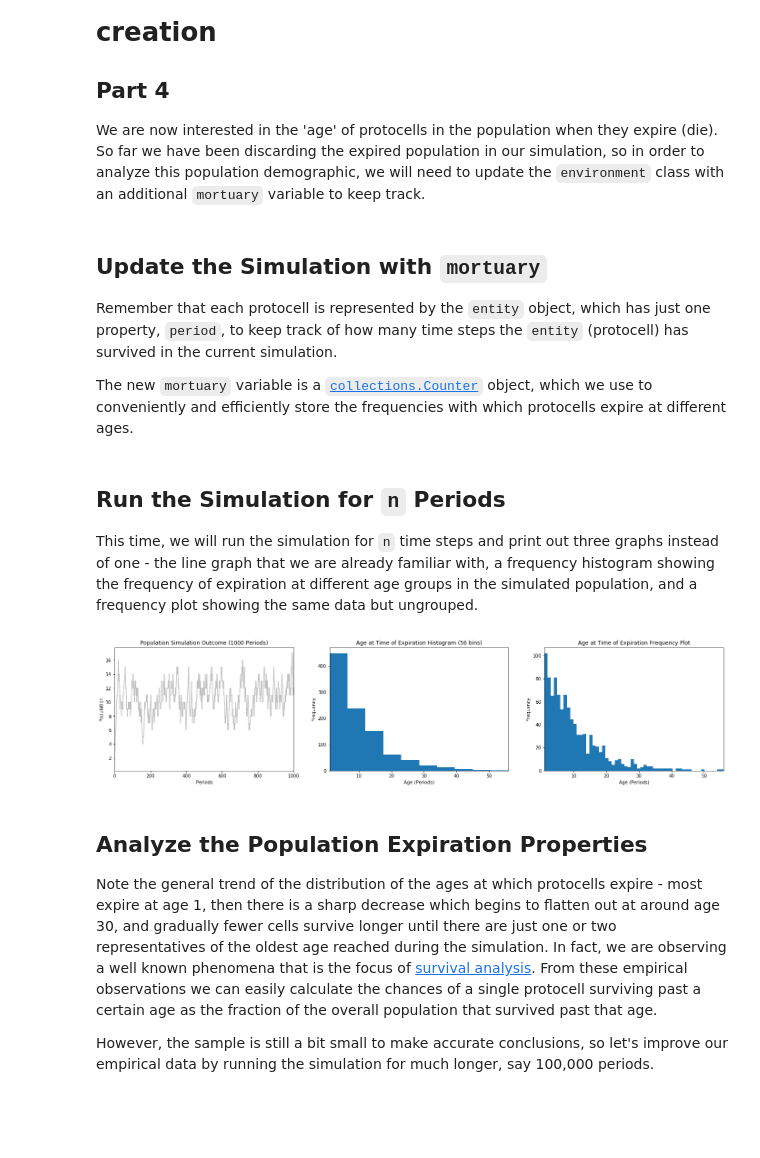
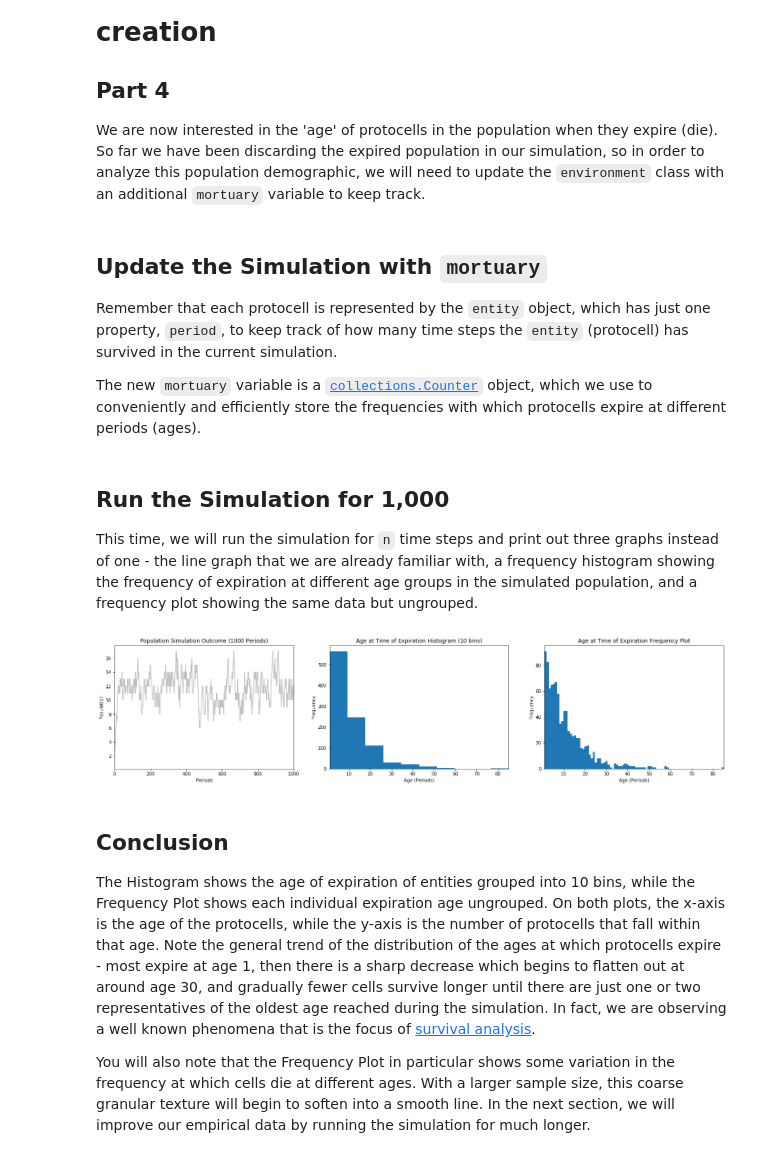
Before and after one commit to hansintheair/SimulatePopulation, a Jupyter notebook: PopulationGrowth_4.ipynb, the cells around one changed output. Saved outputs shown, nothing was run; the diff lists cells and outputs as text; code cells hidden in the pictures; blank space fills up the shorter version.

Commit message:
population survival model

```diff
--- a/PopulationGrowth_4.ipynb
+++ b/PopulationGrowth_4.ipynb
@@ -15,7 +15,7 @@ import collections
 
 Remember that each protocell is represented by the `entity` object, which has just one property, `period`, to keep track of how many time steps the `entity` (protocell) has survived in the current simulation.
 
-The new `mortuary` variable is a [`collections.Counter`][1] object, which we use to conveniently and efficiently store the frequencies with which protocells expire at different ages.
+The new `mortuary` variable is a [`collections.Counter`][1] object, which we use to conveniently and efficiently store the frequencies with which protocells expire at different periods (ages).
 
 [1]: https://docs.python.org/2/library/collections.html#collections.Counter
 # %%
@@ -59,8 +59,7 @@ class environment():
         self.population.append(entity())
         self.history.append(len(self.population))
 # %% [markdown]
-## Run the Simulation for `n` Periods
-
+## Run the Simulation for 1,000
 This time, we will run the simulation for `n` time steps and print out three graphs instead of one - the line graph that we are already familiar with, a frequency histogram showing the frequency of expiration at different age groups in the simulated population, and a frequency plot showing the same data but ungrouped.
 # %%
 def run_sim(birth_rate, death_chance, n_periods):
@@ -82,40 +81,40 @@ def run_sim(birth_rate, death_chance, n_periods):
         xlabel="Periods",
         ylabel="Population",
         xlim=(0, n_periods)
     )
     ax[1].set(
-        title=f"Age at Time of Expiration Histogram ({max(mortuary)} bins)",
+        title=f"Age at Time of Expiration Histogram (10 bins)",
         xlabel="Age (Periods)",
         ylabel="Frequency",
         xlim=(1, max(mortuary))
     )
     ax[2].set(
         title=f"Age at Time of Expiration Frequency Plot",
         xlabel="Age (Periods)",
         ylabel="Frequency",
         xlim=(1, max(mortuary))
     )
 
     # Line graph of population over time.
     ax[0].plot(history, color=[.5, .5, .5, .5])
 
     # Frequency bar chart of population age at expiration of entity.
     ax[1].hist(mortuary, 10)
 
     # Frequency plot of population age at expiration of entity.
     ax[2].hist(mortuary, max(mortuary))
 
     return mortuary
 
 # Run the simulation n times.
 mortuary = run_sim(1, .1, 1000)
 # %% [output]
-[figure, old version]
+[figure, new version]
 # %% [markdown]
-## Analyze the Population Expiration Properties
+## Conclusion
 
-Note the general trend of the distribution of the ages at which protocells expire - most expire at age 1, then there is a sharp decrease which begins to flatten out at around age 30, and gradually fewer cells survive longer until there are just one or two representatives of the oldest age reached during the simulation. In fact, we are observing a well known phenomena that is the focus of [survival analysis][1]. From these empirical observations we can easily calculate the chances of a single protocell surviving past a certain age as the fraction of the overall population that survived past that age.
+The Histogram shows the age of expiration of entities grouped into 10 bins, while the Frequency Plot shows each individual expiration age ungrouped. On both plots, the x-axis is the age of the protocells, while the y-axis is the number of protocells that fall within that age. Note the general trend of the distribution of the ages at which protocells expire - most expire at age 1, then there is a sharp decrease which begins to flatten out at around age 30, and gradually fewer cells survive longer until there are just one or two representatives of the oldest age reached during the simulation. In fact, we are observing a well known phenomena that is the focus of [survival analysis][1].
 
-However, the sample is still a bit small to make accurate conclusions, so let's improve our empirical data by running the simulation for much longer, say 100,000 periods.
+You will also note that the Frequency Plot in particular shows some variation in the frequency at which cells die at different ages. With a larger sample size, this coarse granular texture will begin to soften into a smooth line. In the next section, we will improve our empirical data by running the simulation for much longer.
 
 [1]: https://en.wikipedia.org/wiki/Survival_analysis
```
Also changed, not shown: parts of 1 cell of this notebook, 1 other file.
